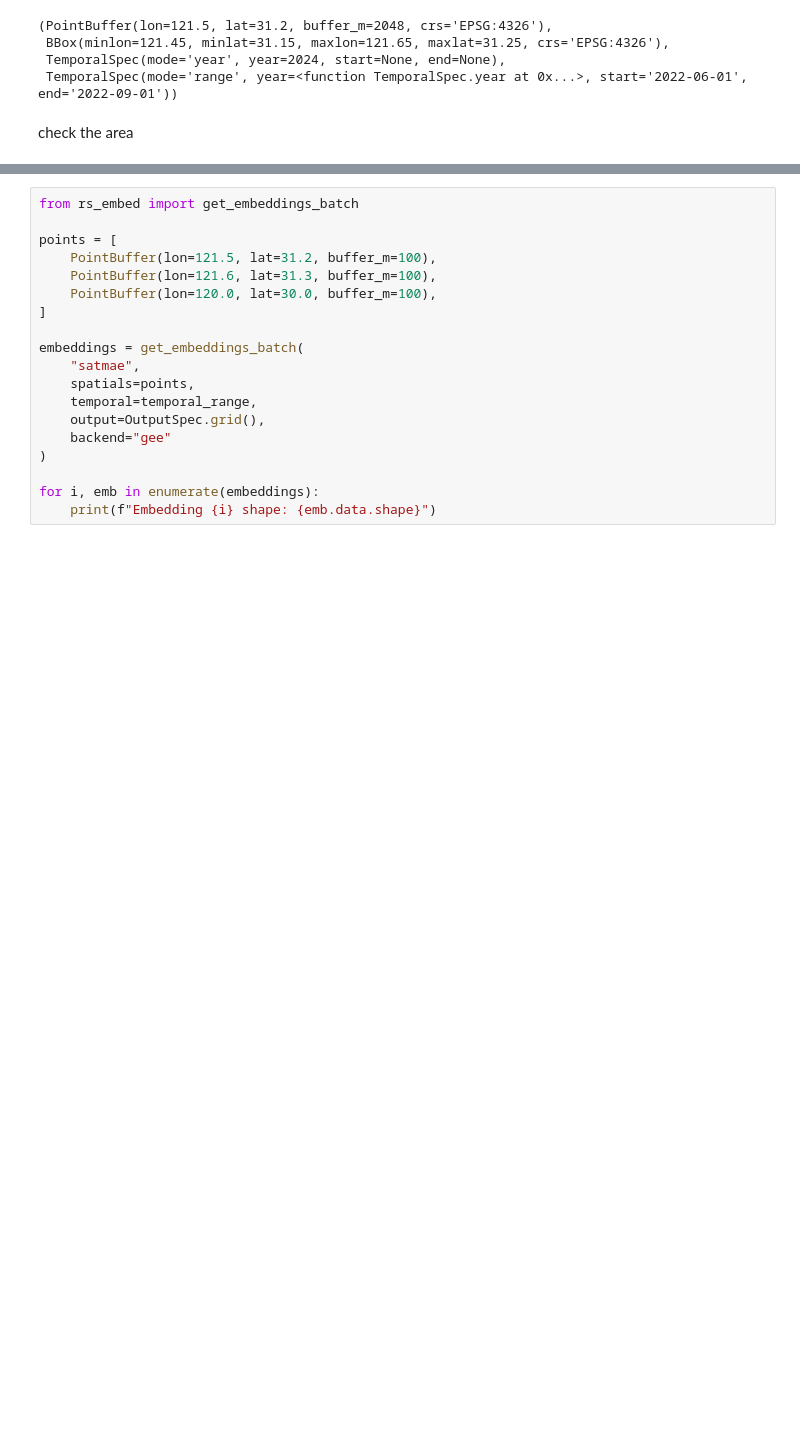
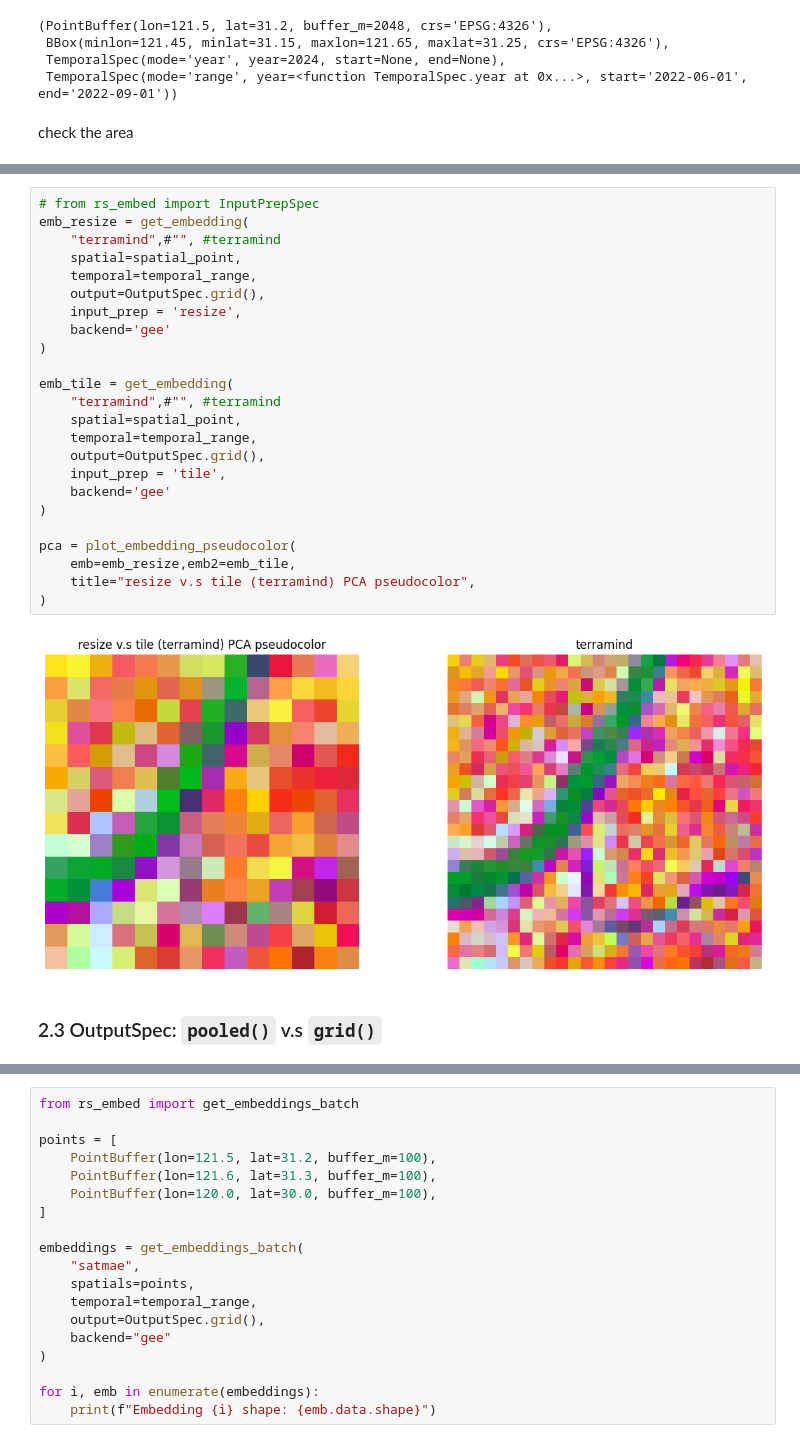
Before and after one commit to amrit110/rs-embed, a Jupyter notebook: examples/playground.ipynb, the cells around one changed output, grey strips where cells are left out. Saved outputs shown, nothing was run; the diff lists cells and outputs as text; blank space fills up the shorter version.

```diff
--- a/examples/playground.ipynb
+++ b/examples/playground.ipynb
@@ -202 +97,29 @@ data.shape: (128, 403, 416)
+# %%
+# from rs_embed import InputPrepSpec
+emb_resize = get_embedding(
+    "terramind",#"", #terramind
+    spatial=spatial_point,
+    temporal=temporal_range,
+    output=OutputSpec.grid(),
+    input_prep = 'resize',
+    backend='gee'
+)
+
+emb_tile = get_embedding(
+    "terramind",#"", #terramind
+    spatial=spatial_point,
+    temporal=temporal_range,
+    output=OutputSpec.grid(),
+    input_prep = 'tile',
+    backend='gee'
+)
+
+pca = plot_embedding_pseudocolor(
+    emb=emb_resize,emb2=emb_tile,
+    title="resize v.s tile (terramind) PCA pseudocolor",
+)
+# %% [output]
+[figure, added]
+# %% [markdown]
+### 2.3 OutputSpec: `pooled()` v.s `grid()`
 # %%
```
Also changed, not shown: parts of 18 cells of this notebook, 1 other file.
